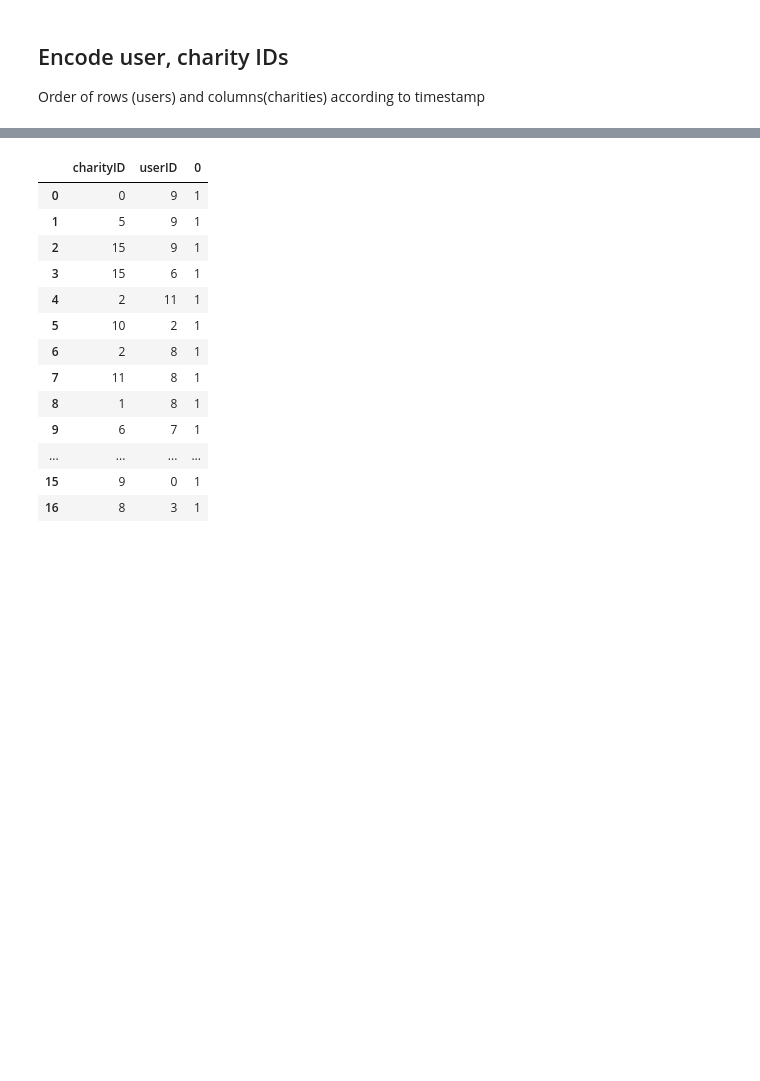
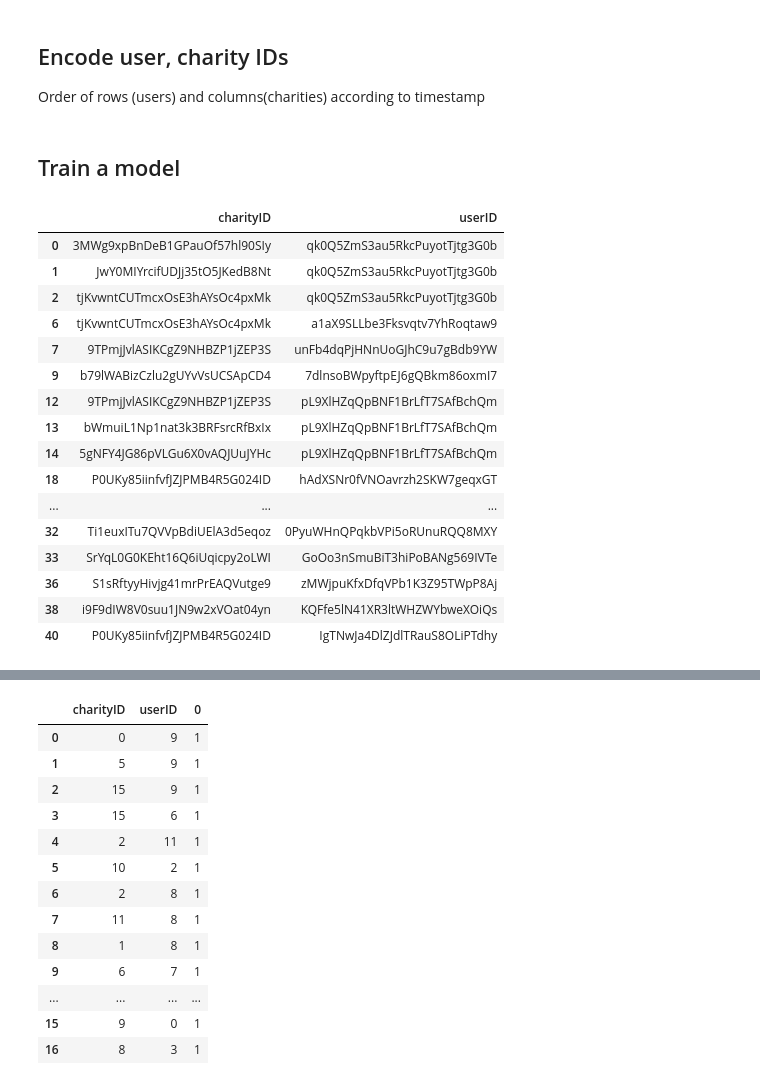
Before and after one commit to TheTriangle/Charities-ML, a Jupyter notebook: BasicModel.ipynb, the cells around one changed output, grey strips where cells are left out. Drawn from its saved outputs; the diff is of its cells as text; code cells hidden in the pictures; blank space fills up the shorter version.

```diff
--- a/BasicModel.ipynb
+++ b/BasicModel.ipynb
@@ -159,3 +159,5 @@ analytics.sort_values(by=['timestamp'])
 Order of rows (users) and columns(charities) according to timestamp
 # %%
 from sklearn.preprocessing import LabelEncoder
+# %% [markdown]
+## Train a model
@@ -161,0 +184,21 @@ from sklearn.preprocessing import LabelEncoder
+# %%
+data = analytics.drop(columns=['timestamp']).drop_duplicates()
+data
+# %% [output]
+|  | charityID | userID |
+| 0 | 3MWg9xpBnDeB1GPauOf57hl90SIy | qk0Q5ZmS3au5RkcPuyotTjtg3G0b |
+| 1 | JwY0MIYrcifUDJj35tO5JKedB8Nt | qk0Q5ZmS3au5RkcPuyotTjtg3G0b |
+| 2 | tjKvwntCUTmcxOsE3hAYsOc4pxMk | qk0Q5ZmS3au5RkcPuyotTjtg3G0b |
+| 6 | tjKvwntCUTmcxOsE3hAYsOc4pxMk | a1aX9SLLbe3Fksvqtv7YhRoqtaw9 |
+| 7 | 9TPmjJvlASIKCgZ9NHBZP1jZEP3S | unFb4dqPjHNnUoGJhC9u7gBdb9YW |
+| 9 | b79lWABizCzlu2gUYvVsUCSApCD4 | 7dlnsoBWpyftpEJ6gQBkm86oxmI7 |
+| 12 | 9TPmjJvlASIKCgZ9NHBZP1jZEP3S | pL9XlHZqQpBNF1BrLfT7SAfBchQm |
+| 13 | bWmuiL1Np1nat3k3BRFsrcRfBxIx | pL9XlHZqQpBNF1BrLfT7SAfBchQm |
+| 14 | 5gNFY4JG86pVLGu6X0vAQJUuJYHc | pL9XlHZqQpBNF1BrLfT7SAfBchQm |
+| 18 | P0UKy85iinfvfJZJPMB4R5G024ID | hAdXSNr0fVNOavrzh2SKW7geqxGT |
+| ... | ... | ... |
+| 32 | Ti1euxITu7QVVpBdiUElA3d5eqoz | 0PyuWHnQPqkbVPi5oRUnuRQQ8MXY |
+| 33 | SrYqL0G0KEht16Q6iUqicpy2oLWI | GoOo3nSmuBiT3hiPoBANg569IVTe |
+| 36 | S1sRftyyHivjg41mrPrEAQVutge9 | zMWjpuKfxDfqVPb1K3Z95TWpP8Aj |
+| 38 | i9F9dIW8V0suu1JN9w2xVOat04yn | KQFfe5lN41XR3ltWHZWYbweXOiQs |
+| 40 | P0UKy85iinfvfJZJPMB4R5G024ID | IgTNwJa4DlZJdlTRauS8OLiPTdhy |
```
Also changed, not shown: parts of 25 cells of this notebook, 3 other files.
